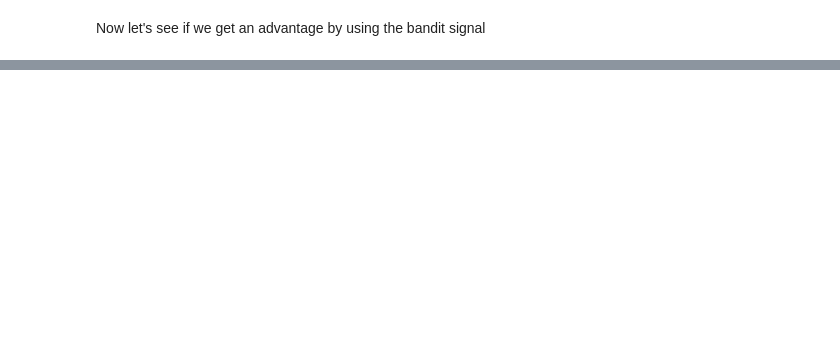
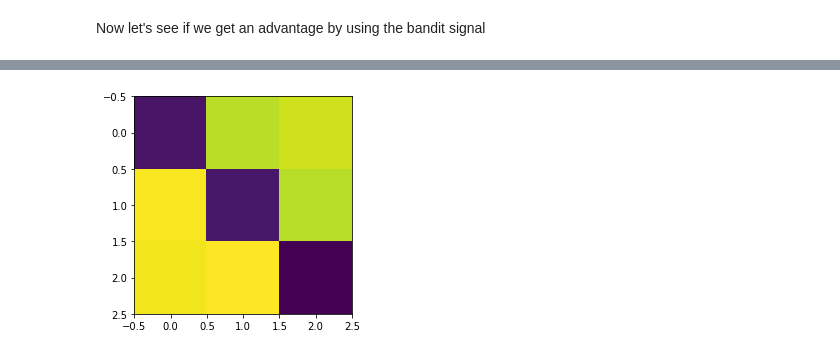
Before and after one commit to nd7141/recsystutorial, a Jupyter notebook: reco_bias_stan_basic_mvn_prior_low_rank_pathological.ipynb, the cells around one changed output, grey strips where cells are left out. Drawn from its saved outputs; the diff is of its cells as text; code cells hidden in the pictures; blank space fills up the shorter version.

```diff
--- a/reco_bias_stan_basic_mvn_prior_low_rank_pathological.ipynb
+++ b/reco_bias_stan_basic_mvn_prior_low_rank_pathological.ipynb
@@ -254,4 +303,3 @@ s['beta'].mean(0)
 # %%
-imshow(s['eps'].std(0))vbl;/"|
-]{|P"O;aqz§1234="}"
+imshow(s['eps'].std(0))
 # %% [output]
@@ -259,2 +307,3 @@ SyntaxError: invalid syntax (<ipython-input-44-187b039b1473>, line 1)
+[figure, added]
 # %%
 s['eps'].mean(0)
```
Also changed, not shown: parts of 16 cells of this notebook.
